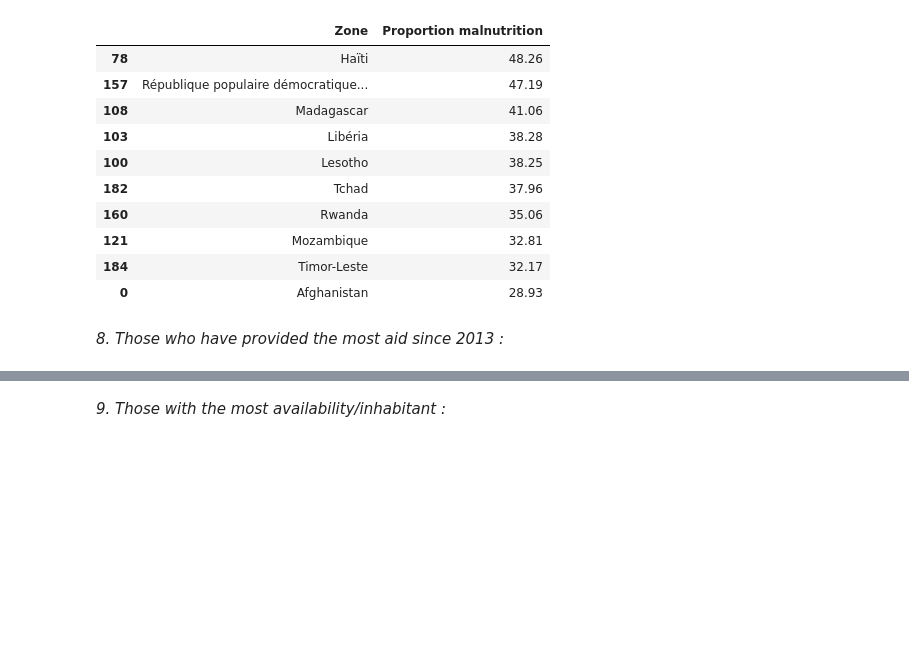
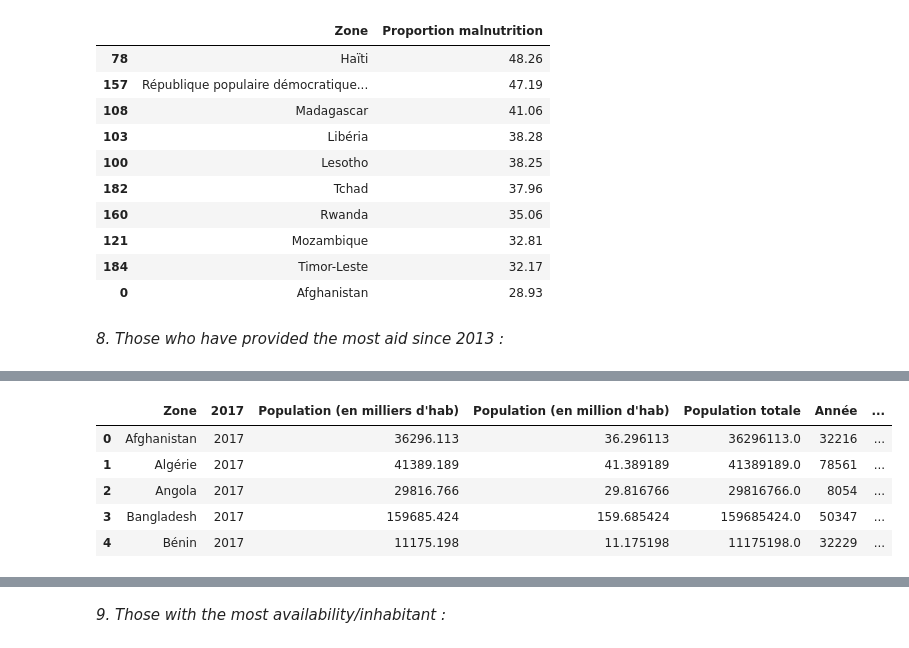
Before and after one commit to donia-nefiz/Public-health-research-with-python, a Jupyter notebook: Public-health-research-with-python.ipynb, the cells around one changed output, grey strips where cells are left out. Saved outputs shown, nothing was run; the diff lists cells and outputs as text; code cells hidden in the pictures; blank space fills up the shorter version.

```diff
--- a/Public-health-research-with-python.ipynb
+++ b/Public-health-research-with-python.ipynb
@@ -1092,0 +1124,11 @@ undernutritionAndPop2017[["Zone", "Proportion malnutrition"]].sort_values(by=["P
+# %%
+foodHelpAndPop2017 = pop2017.merge(foodHelipGroupByZone, on="Zone", how="inner")
+# %%
+foodHelpAndPop2017.head()
+# %% [output]
+|  | Zone | 2017 | Population (en milliers d'hab) | Population (en million d'hab) | Population totale | Année | ... |
+| 0 | Afghanistan | 2017 | 36296.113 | 36.296113 | 36296113.0 | 32216 | ... |
+| 1 | Algérie | 2017 | 41389.189 | 41.389189 | 41389189.0 | 78561 | ... |
+| 2 | Angola | 2017 | 29816.766 | 29.816766 | 29816766.0 | 8054 | ... |
+| 3 | Bangladesh | 2017 | 159685.424 | 159.685424 | 159685424.0 | 50347 | ... |
+| 4 | Bénin | 2017 | 11175.198 | 11.175198 | 11175198.0 | 32229 | ... |
```
Also changed, not shown: parts of 13 cells of this notebook.
